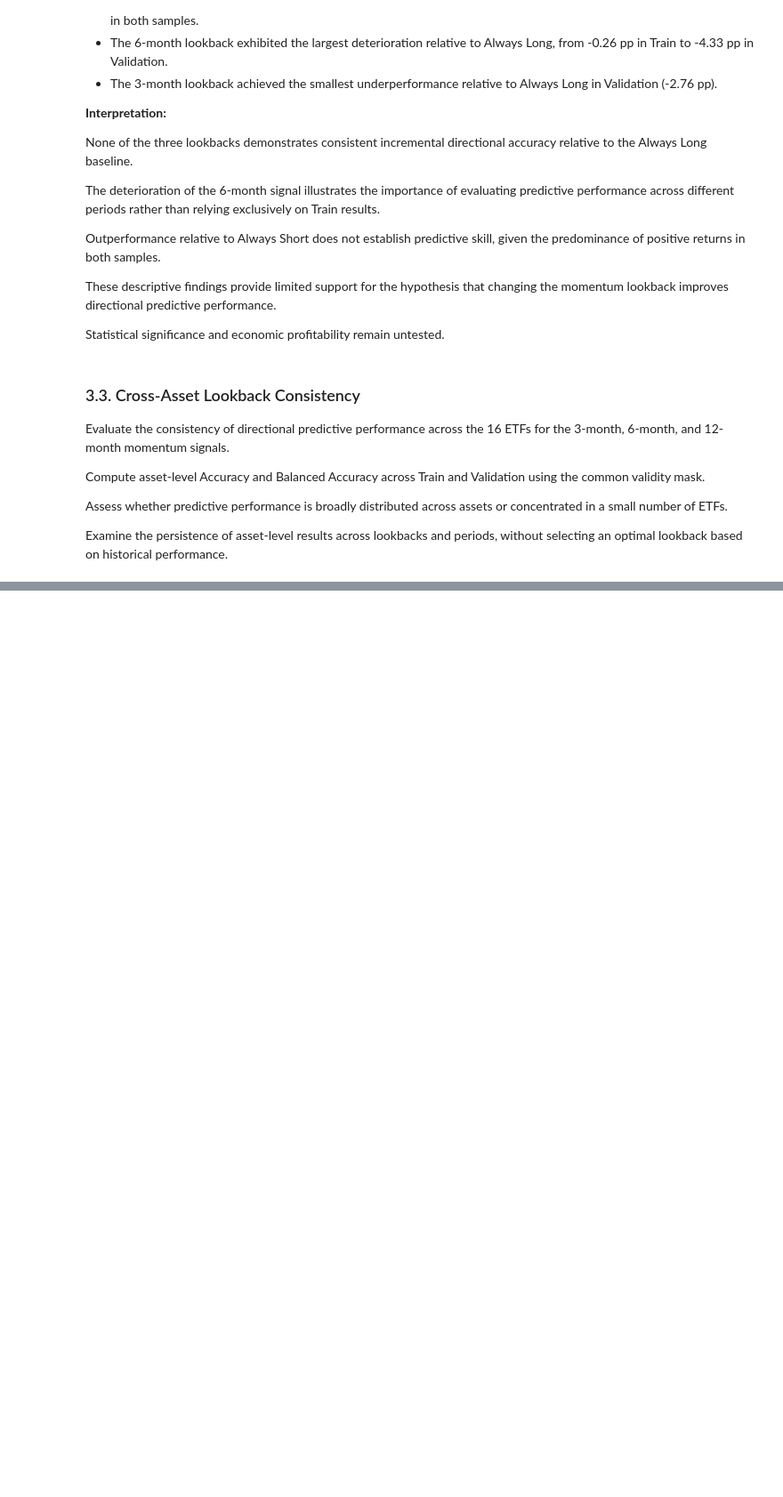
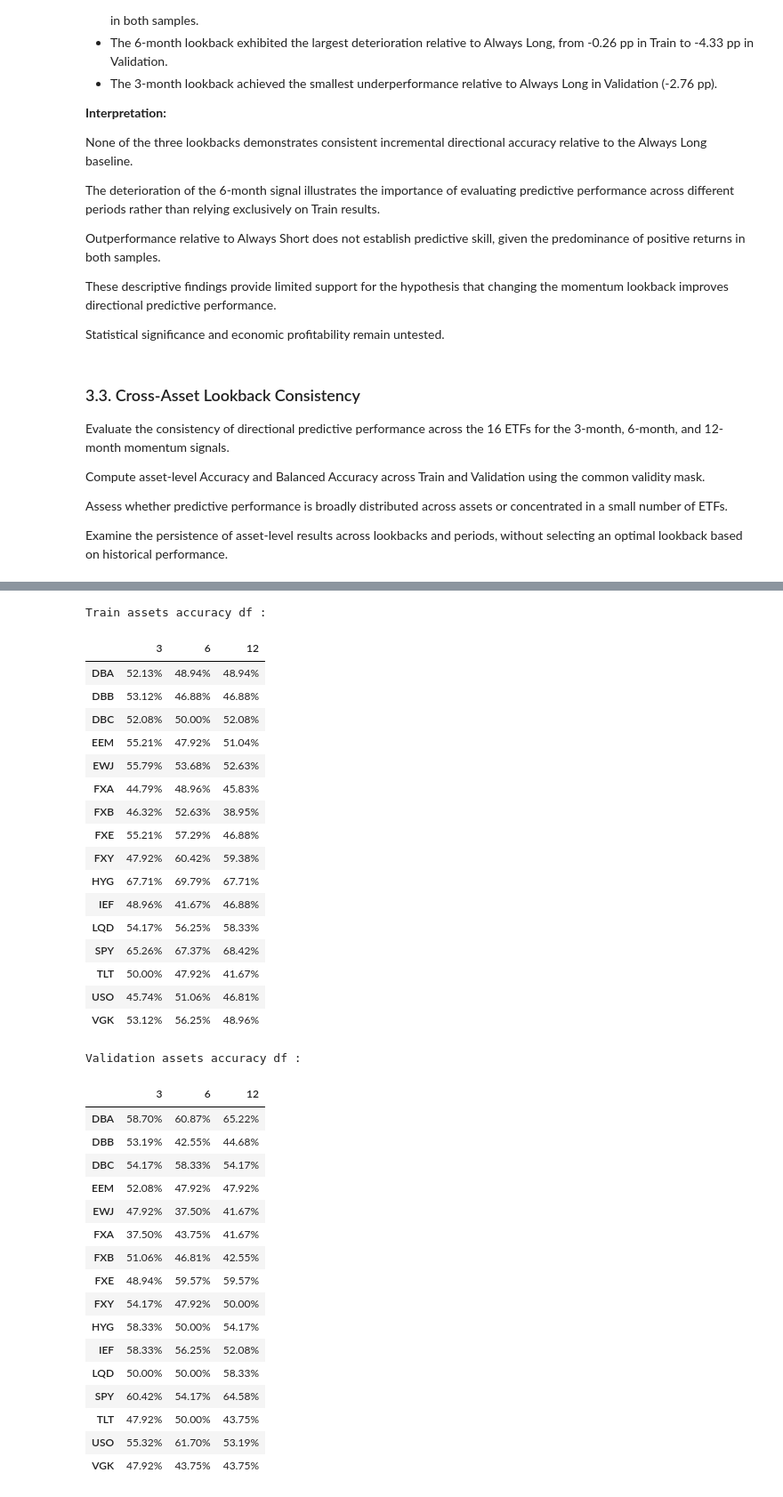
Before and after one commit to KenaelMartini/time-series-momentum-research, a Jupyter notebook: notebooks/3C_03_cross_asset_lookback_robustness.ipynb, the cells around one changed output, grey strips where cells are left out. Shown at 89% size. Saved outputs shown, nothing was run; the diff lists cells and outputs as text; code cells hidden in the pictures; blank space fills up the shorter version.

```diff
--- a/notebooks/3C_03_cross_asset_lookback_robustness.ipynb
+++ b/notebooks/3C_03_cross_asset_lookback_robustness.ipynb
@@ -974,0 +1016,69 @@ Validation balanced accuracy (formatted df)
+# %%
+# display(train_asset_metrics_by_lookback)
+
+train_assets_accuracy = {}
+
+for asset in train_asset_metrics_by_lookback[12]:
+    train_assets_accuracy[asset] = {}
+
+    for lookback in (3, 6, 12):
+        train_assets_accuracy[asset][lookback] = train_asset_metrics_by_lookback[lookback][asset]["accuracy"]
+
+validation_assets_accuracy = {}
+
+for asset in validation_asset_metrics_by_lookback[12]:
+    validation_assets_accuracy[asset] = {}
+
+    for lookback in (3, 6, 12):
+        validation_assets_accuracy[asset][lookback] = validation_asset_metrics_by_lookback[lookback][asset]["accuracy"]
+
+train_assets_accuracy_df = pd.DataFrame.from_dict(train_assets_accuracy, orient="index")
+# display(train_assets_accuracy_df)
+train_assets_accuracy_df_formatted = train_assets_accuracy_df.style.format("{:.2%}")
+print("Train assets accuracy df :")
+display(train_assets_accuracy_df_formatted)
+
+validation_assets_accuracy_df = pd.DataFrame.from_dict(validation_assets_accuracy, orient="index")
+validation_assets_accuracy_df_formatted = validation_assets_accuracy_df.style.format("{:.2%}")
+
+print("")
+
+print("Validation assets accuracy df :")
+display(validation_assets_accuracy_df_formatted)
+# %% [output]
+Train assets accuracy df :
+|  | 3 | 6 | 12 |
+| DBA | 52.13% | 48.94% | 48.94% |
+| DBB | 53.12% | 46.88% | 46.88% |
+| DBC | 52.08% | 50.00% | 52.08% |
+| EEM | 55.21% | 47.92% | 51.04% |
+| EWJ | 55.79% | 53.68% | 52.63% |
+| FXA | 44.79% | 48.96% | 45.83% |
+| FXB | 46.32% | 52.63% | 38.95% |
+| FXE | 55.21% | 57.29% | 46.88% |
+| FXY | 47.92% | 60.42% | 59.38% |
+| HYG | 67.71% | 69.79% | 67.71% |
+| IEF | 48.96% | 41.67% | 46.88% |
+| LQD | 54.17% | 56.25% | 58.33% |
+| SPY | 65.26% | 67.37% | 68.42% |
+| TLT | 50.00% | 47.92% | 41.67% |
+| USO | 45.74% | 51.06% | 46.81% |
+| VGK | 53.12% | 56.25% | 48.96% |
+Validation assets accuracy df :
+|  | 3 | 6 | 12 |
+| DBA | 58.70% | 60.87% | 65.22% |
+| DBB | 53.19% | 42.55% | 44.68% |
+| DBC | 54.17% | 58.33% | 54.17% |
+| EEM | 52.08% | 47.92% | 47.92% |
+| EWJ | 47.92% | 37.50% | 41.67% |
+| FXA | 37.50% | 43.75% | 41.67% |
+| FXB | 51.06% | 46.81% | 42.55% |
+| FXE | 48.94% | 59.57% | 59.57% |
+| FXY | 54.17% | 47.92% | 50.00% |
+| HYG | 58.33% | 50.00% | 54.17% |
+| IEF | 58.33% | 56.25% | 52.08% |
+| LQD | 50.00% | 50.00% | 58.33% |
+| SPY | 60.42% | 54.17% | 64.58% |
+| TLT | 47.92% | 50.00% | 43.75% |
+| USO | 55.32% | 61.70% | 53.19% |
+| VGK | 47.92% | 43.75% | 43.75% |
```
Also changed, not shown: parts of 7 cells of this notebook, 1 other file.
